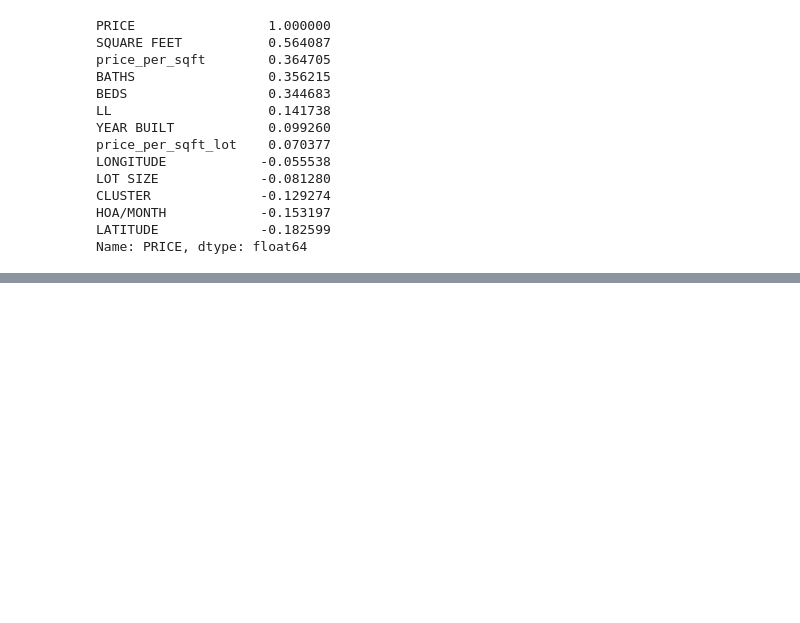
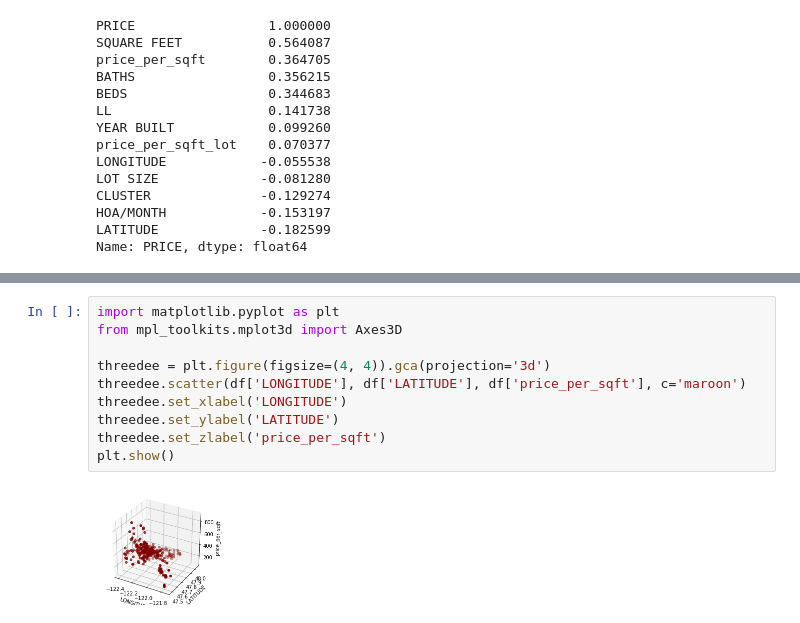
Before and after one commit to mwacc/mynb, a Jupyter notebook: Seattle_exploration_Oct_2018.ipynb, the cells around one changed output, grey strips where cells are left out. Drawn from its saved outputs; the diff is of its cells as text; blank space fills up the shorter version.

```diff
--- a/Seattle_exploration_Oct_2018.ipynb
+++ b/Seattle_exploration_Oct_2018.ipynb
@@ -248,0 +303,12 @@ plt.savefig('matrix.png')
+# %%
+import matplotlib.pyplot as plt
+from mpl_toolkits.mplot3d import Axes3D
+
+threedee = plt.figure(figsize=(4, 4)).gca(projection='3d')
+threedee.scatter(df['LONGITUDE'], df['LATITUDE'], df['price_per_sqft'], c='maroon')
+threedee.set_xlabel('LONGITUDE')
+threedee.set_ylabel('LATITUDE')
+threedee.set_zlabel('price_per_sqft')
+plt.show()
+# %% [output]
+[figure, added]
```
Also changed, not shown: parts of 6 cells of this notebook.
